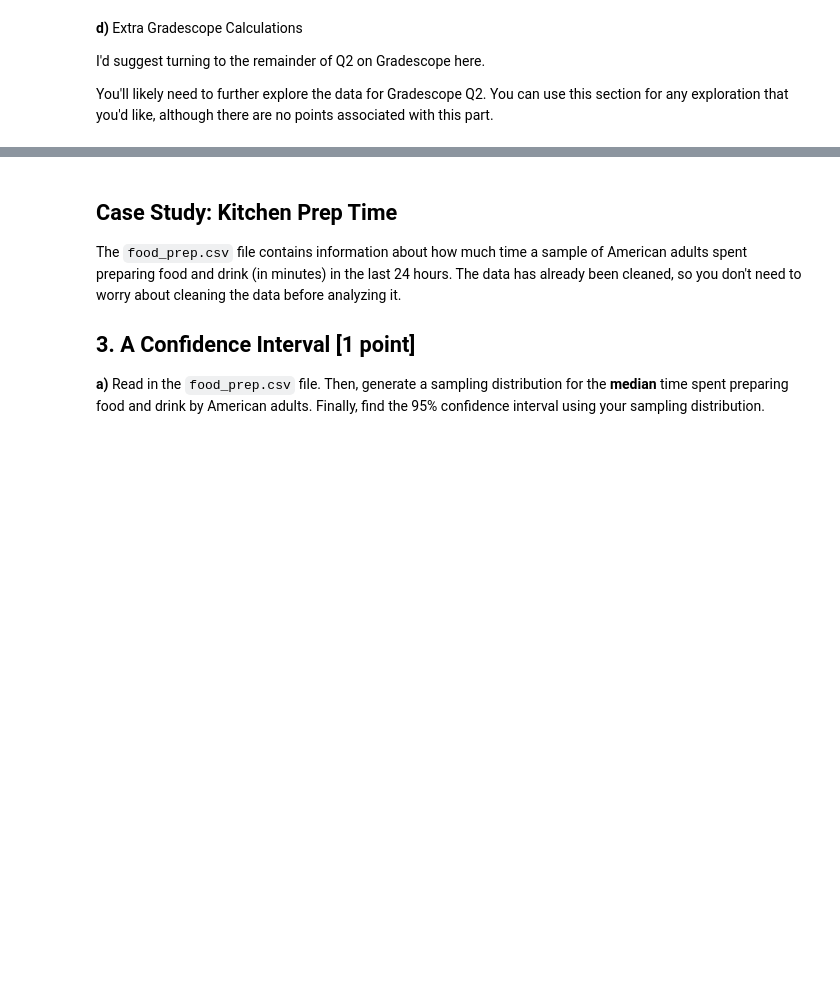
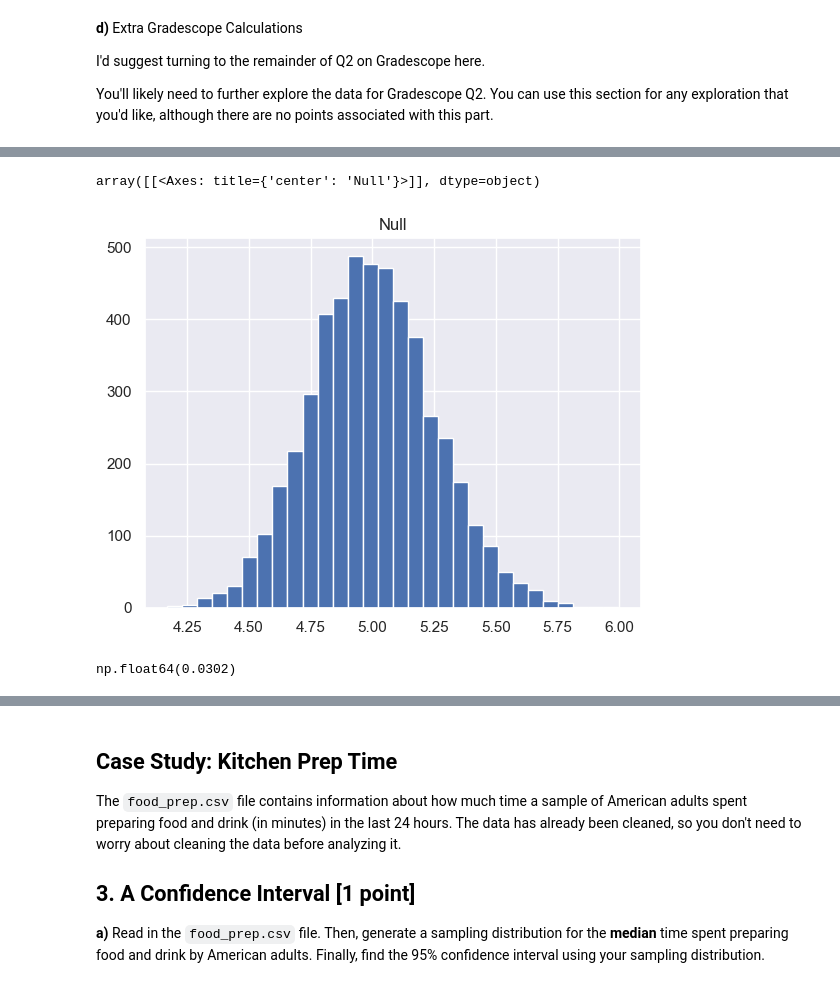
Before and after one commit to MatthewMandhyan/Stat207_clone, a Jupyter notebook: homework_05/homework_05.ipynb, the cells around one changed output, grey strips where cells are left out. Saved outputs shown, nothing was run; the diff lists cells and outputs as text; code cells hidden in the pictures; blank space fills up the shorter version.

```diff
--- a/homework_05/homework_05.ipynb
+++ b/homework_05/homework_05.ipynb
@@ -126,3 +126,6 @@ We'd like to perform a hypothesis test using a 10% significance level based on o
 **a)** I'd suggest turning to Q2.1 & Q2.2 on Gradescope here.  After completing these two parts, I'd then return to parts **b** and **c** below.
 # %% [markdown]
 **b)** Update our data to reflect the null hypothesis.
+# %%
+df_drug['Sentence Length Null'] = df_drug['Sentence Length'] - df_drug['Sentence Length'].mean() + 5
+df_drug.head()
@@ -130,3 +149,11 @@ We'd like to perform a hypothesis test using a 10% significance level based on o
 **c)** We will use our simulation-based procedures that we have developed so far this semester.
 
 While we only have our one sample available, we will use it as a stand in for the population.  From our sample, gather a random sample with replacement of the same size as our original sample data.  We will then repeat this process to generate many random samples.  For each of our random samples, calculate and record our statistic of interest.  We will repeat this process 5000 times, and use the 5000 observations of our statistic of interest as a sampling distribution.
+# %%
+null = []
+for i in range(5000):
+    df_sample = df_drug.sample(153, replace=True)
+    data = {'Null': df_sample['Sentence Length Null'].mean()}
+    null.append(data)
+df_null = pd.DataFrame(null, columns=['Null'])
+df_null.head()
@@ -138,0 +183,11 @@ You'll likely need to further explore the data for Gradescope Q2.  You can use t
+# %%
+df_null.hist(bins=30)
+# %% [output]
+array([[<Axes: title={'center': 'Null'}>]], dtype=object)
+[figure, added]
+# %%
+mean = df_drug['Sentence Length'].mean()
+p_value = (df_null['Null'] <= mean).mean()
+p_value
+# %% [output]
+np.float64(0.0302)
```
Also changed, not shown: parts of 13 cells of this notebook.
